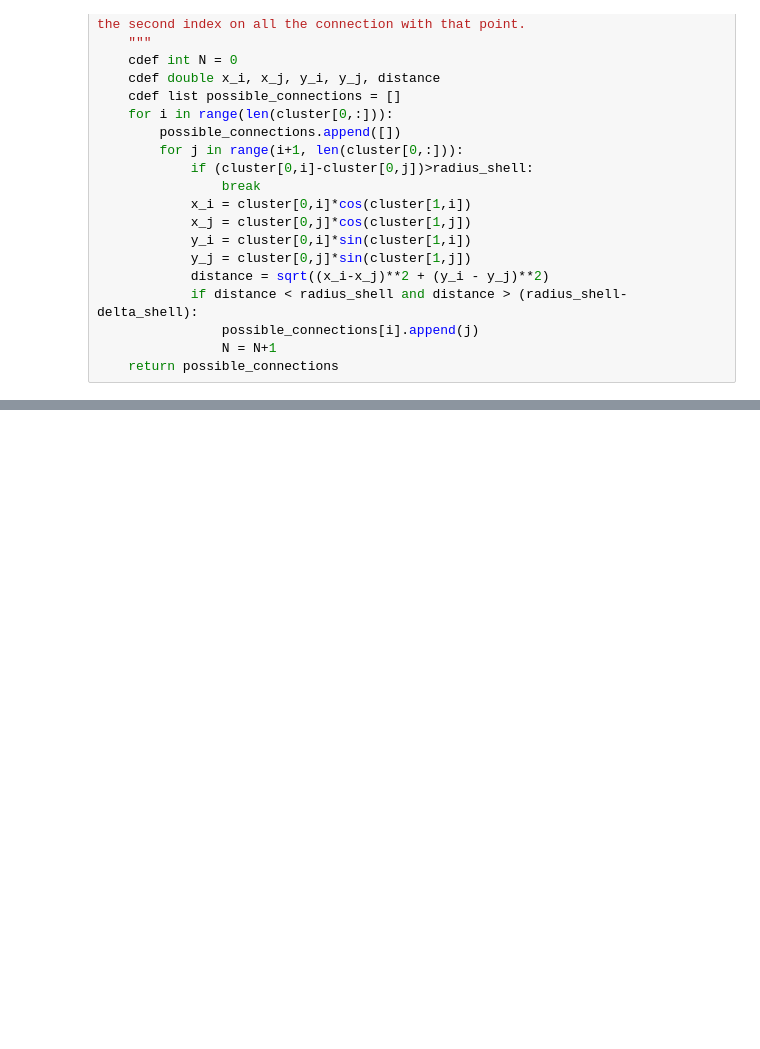
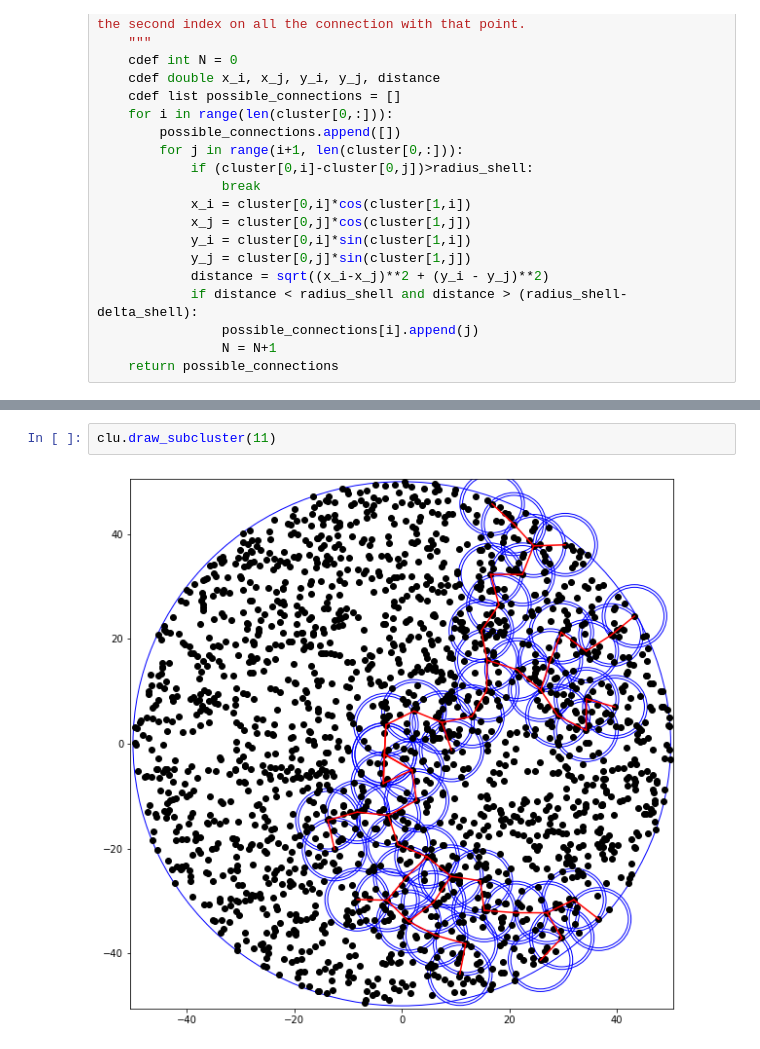
Before and after one commit to Valerio-Amico/Lab-Rydberg, a Jupyter notebook: facilitation_problem/2D_percolation_speedup.ipynb, the cells around one changed output, grey strips where cells are left out. Drawn from its saved outputs; the diff is of its cells as text; blank space fills up the shorter version.

```diff
--- a/facilitation_problem/2D_percolation_speedup.ipynb
+++ b/facilitation_problem/2D_percolation_speedup.ipynb
@@ -254,0 +237,4 @@ array([[ 2.15591614,  3.74417265,  6.20951609, ..., 41.97544351,
+# %%
+clu.draw_subcluster(11)
+# %% [output]
+[figure, added]
```
Also changed, not shown: parts of 18 cells of this notebook, 2 other files.
